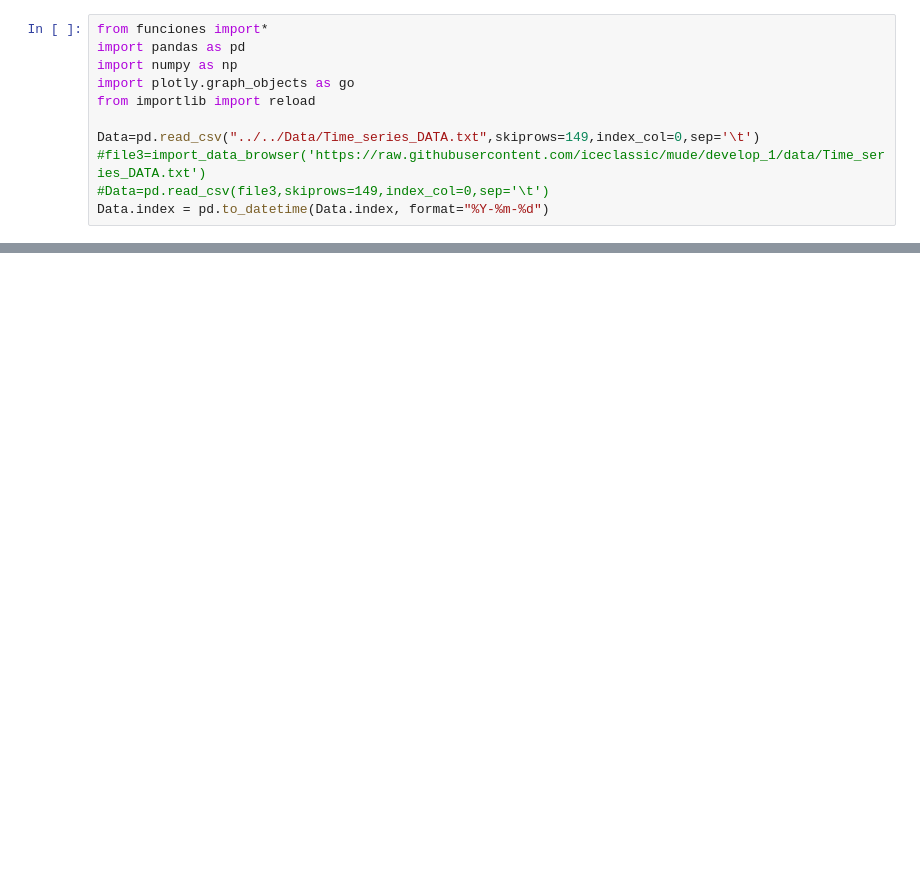
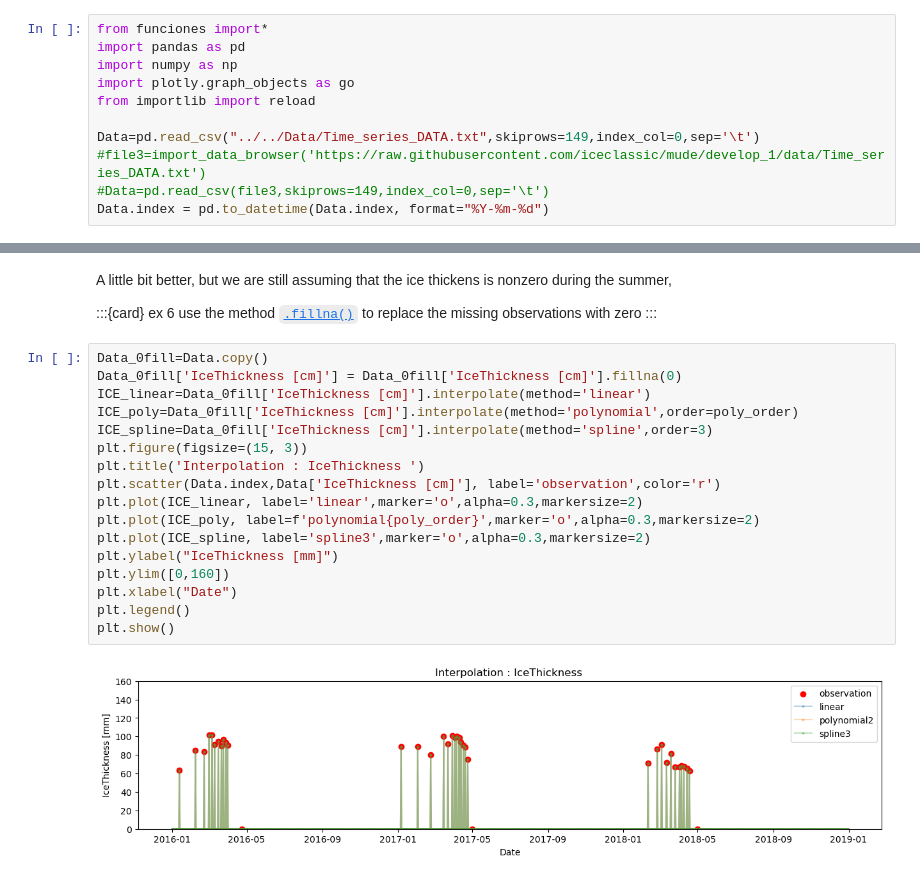
Before and after one commit to iceclassic/mude, a Jupyter notebook: book/Part_1/Resample_interp.ipynb, the cells around one changed output, grey strips where cells are left out. Cells and saved outputs as stored; diff of their text form; blank space fills up the shorter version.

```diff
--- a/book/Part_1/Resample_interp.ipynb
+++ b/book/Part_1/Resample_interp.ipynb
@@ -103,0 +131,25 @@ We can add a lot of content here:
+# %% [markdown]
+A little bit better, but we are still assuming that the ice thickens is nonzero during the summer,
+
+:::{card} ex 6
+use the method [`.fillna()`](https://pandas.pydata.org/pandas-docs/stable/reference/api/pandas.DataFrame.fillna.html) to replace the missing observations with zero
+:::
+# %%
+Data_0fill=Data.copy()
+Data_0fill['IceThickness [cm]'] = Data_0fill['IceThickness [cm]'].fillna(0)
+ICE_linear=Data_0fill['IceThickness [cm]'].interpolate(method='linear')
+ICE_poly=Data_0fill['IceThickness [cm]'].interpolate(method='polynomial',order=poly_order)
+ICE_spline=Data_0fill['IceThickness [cm]'].interpolate(method='spline',order=3)
+plt.figure(figsize=(15, 3))
+plt.title('Interpolation : IceThickness ')
+plt.scatter(Data.index,Data['IceThickness [cm]'], label='observation',color='r')
+plt.plot(ICE_linear, label='linear',marker='o',alpha=0.3,markersize=2)
+plt.plot(ICE_poly, label=f'polynomial{poly_order}',marker='o',alpha=0.3,markersize=2)
+plt.plot(ICE_spline, label='spline3',marker='o',alpha=0.3,markersize=2)
+plt.ylabel("IceThickness [mm]")
+plt.ylim([0,160])
+plt.xlabel("Date")
+plt.legend()
+plt.show()
+# %% [output]
+[figure, added]
```
Also changed, not shown: parts of 17 cells of this notebook, 1 other file.
